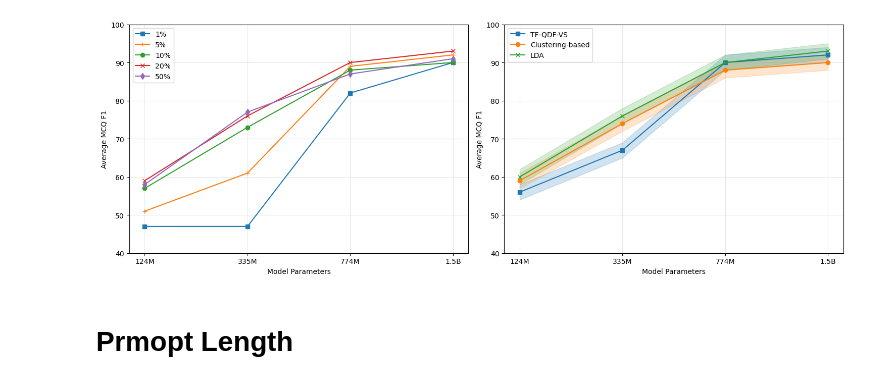
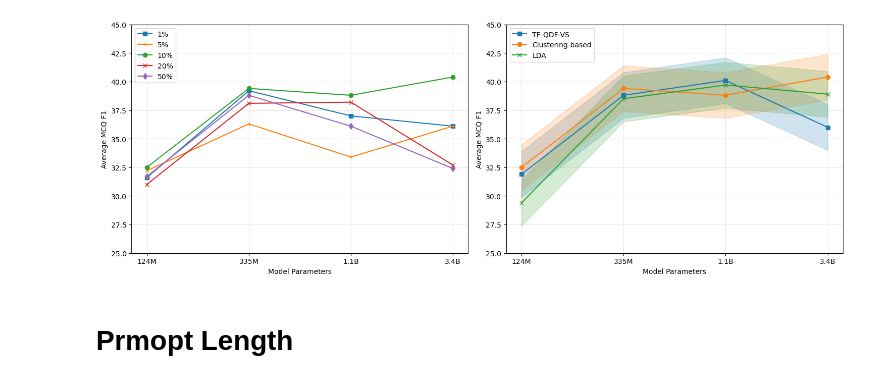
Before and after one commit to NJUxlj/reinforced-global-chain-prompt, a Jupyter notebook: visualization/ablation_viz.ipynb, the cells around one changed output. Drawn from its saved outputs; the diff is of its cells as text; code cells hidden in the pictures.

```diff
--- a/ablation_viz.ipynb
+++ b/visualization/ablation_viz.ipynb
@@ -6,11 +6,11 @@ import matplotlib.pyplot as plt
 # x = np.array([0.5e9, 1.5e9, 3e9, 7e9])
 x = np.array([0, 1, 2, 3])
 data1 = {
-    '1%': [47, 47, 82, 90],
-    '5%': [51, 61, 89, 92],
-    '10%': [57, 73, 88, 90],
-    '20%': [59, 76, 90, 93],
-    '50%': [58, 77, 87, 91]
+    '1%': [31.6, 39.2, 37.0, 36.1],
+    '5%': [32.2, 36.3, 33.4, 36.1],
+    '10%': [32.5, 39.4, 38.8, 40.4],
+    '20%': [31.0, 38.1, 38.2, 32.7],
+    '50%': [31.7, 38.8, 36.1, 32.4]
 }
 
 # 创建第一个子图
@@ -25,11 +25,11 @@ ax2 = plt.subplot(2, 2, 2)
 def set_x_format(ax):
     # ax.set_xscale('log')
     ax.set_xticks(x)  # 设置刻度位置
-    ax.set_xticklabels(['124M', '335M', '774M', '1.5B'])  # 设置刻度标签
+    ax.set_xticklabels(['124M', '335M', '1.1B', '3.4B'])  # 设置刻度标签
     ax.grid(True, alpha=0.3)
     ax.set_xlabel('Model Parameters')
     ax.set_ylabel('Average MCQ F1')
-    ax.set_ylim(40, 100)
+    ax.set_ylim(25, 45)
 
 # 绘制左图
 markers = ['s', '+', 'o', 'x', 'd']
@@ -49,9 +49,9 @@ set_x_format(ax1)
 
 # 设置右图数据
 data2 = {
-    'TF-QDF-VS': [56, 67, 90, 92],
-    'Clustering-based': [59, 74, 88, 90],
-    'LDA': [60, 76, 90, 93]
+    'TF-QDF-VS': [31.9, 38.8, 40.1, 36.0],
+    'Clustering-based': [32.5, 39.4, 38.8, 40.4],
+    'LDA': [29.4, 38.5, 39.7, 38.9]
 }
 
 markers = ['s', 'o', 'x']
@@ -66,7 +66,7 @@ for (label, values), marker, color in zip(data2.items(), markers, colors):
 ax2.grid(True, alpha=0.3)
 ax2.set_xlabel('Model Parameters')
 ax2.set_ylabel('Average MCQ F1')
-ax2.set_ylim(40, 100)
+ax2.set_ylim(25, 45)
 ax2.legend()
 set_x_format(ax2)
 
@@ -93,34 +93,35 @@ set_x_format(ax2)
 # set_x_format(ax3)
 
 
 # data4 = {
 #     'Input-Only': [56, 67, 90, 91],
 #     'Append-All-Layers': [59, 74, 88, 92],
 #     'Inject-All-Layers': [60, 76, 90, 93]
 # }
 
 # markers = ['s', 'o', 'x']
 # colors = ['#1f77b4', '#ff7f0e', '#2ca02c']
 
 # for (label, values), marker, color in zip(data4.items(), markers, colors):
 #     ax4.plot(x, values, label=label, marker=marker, linestyle='-', color=color)
 #     # 添加浅色填充区域
 #     ax4.fill_between(x, np.array(values)-2, np.array(values)+2, alpha=0.2, color=color)
 # # ax4.set_xscale('log')
 # ax4.grid(True, alpha=0.3)
 # ax4.set_xlabel('Model Parameters')
 # ax4.set_ylabel('Average MCQ F1')
 # ax4.set_ylim(40, 100)
 # ax4.legend()
 # set_x_format(ax4)
 
 # ax4 = plt.subplot(2, 2, 4)
 
 # 调整布局
 plt.tight_layout()
+plt.savefig('ablation_study.png', dpi=300, bbox_inches='tight')
 plt.show()
 # %% [output]
-[figure, old version]
+[figure, new version]
 # %% [markdown]
 # Prmopt Length
 # %%
```
Also changed, not shown: 23 other files.
